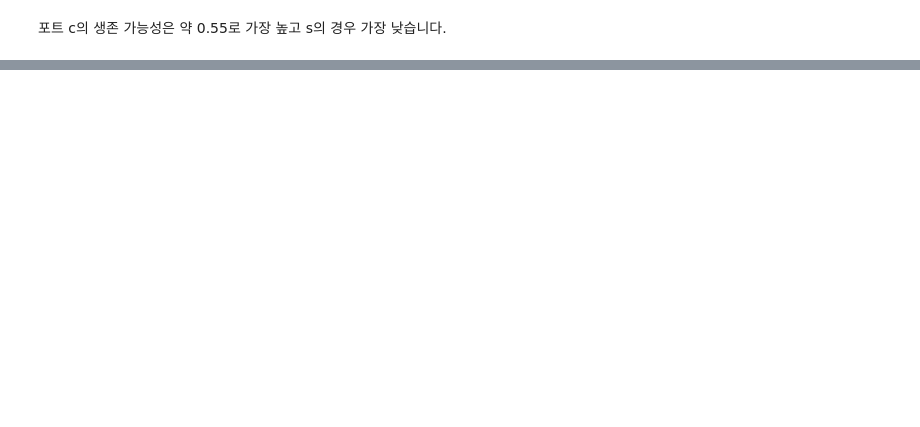
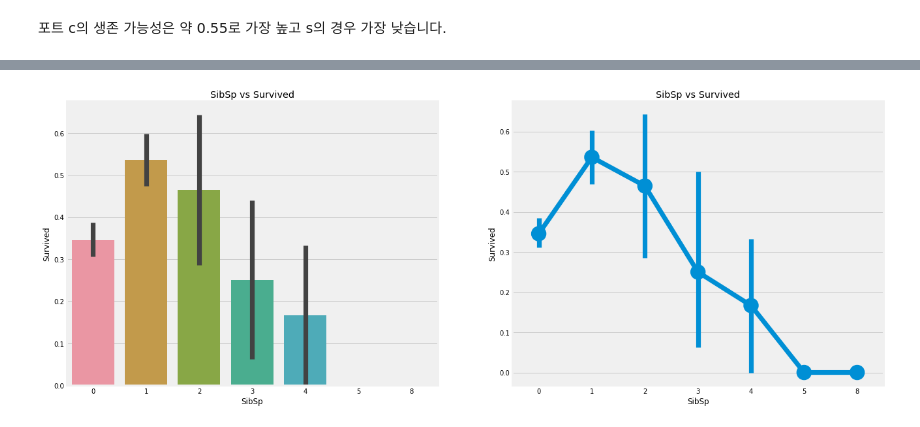
Before and after one commit to itchyfeet-patient/kaggle-DieTanic, a Jupyter notebook: notebook8d0146b2e8.ipynb, the cells around one changed output, grey strips where cells are left out. Cells and saved outputs as stored; diff of their text form; code cells hidden in the pictures; blank space fills up the shorter version.

```diff
--- a/notebook8d0146b2e8.ipynb
+++ b/notebook8d0146b2e8.ipynb
@@ -346,0 +384,2 @@ plt.show()
+# %%
+data['Embarked'].fillna('S',inplace=True)
@@ -346,0 +407,17 @@ plt.show()
+# %%
+
+f, ax = plt.subplots(1, 2, figsize=(20,8))
+sns.barplot('SibSp','Survived', data=data, ax=ax[0])
+# This creates 'Figure 2' but instead of drawing on Figure 2
+# you tell seaborn to draw on axes[0] from Figure 1, so Figure 2 remains empty.
+ax[0].set_title('SibSp vs Survived')
+
+sns.pointplot('SibSp','Survived', data= data, ax=ax[1], sharey=False)
+ax[1].set_title('SibSp vs Survived')
+
+# plt.close(2)
+plt.show()
+
+# factorplot은 그림그리는 그래프? 성질이고 pointplot은 축기반? 이라서? 된다?네?
+# %% [output]
+[figure, added]
```
Also changed, not shown: parts of 9 cells of this notebook.
